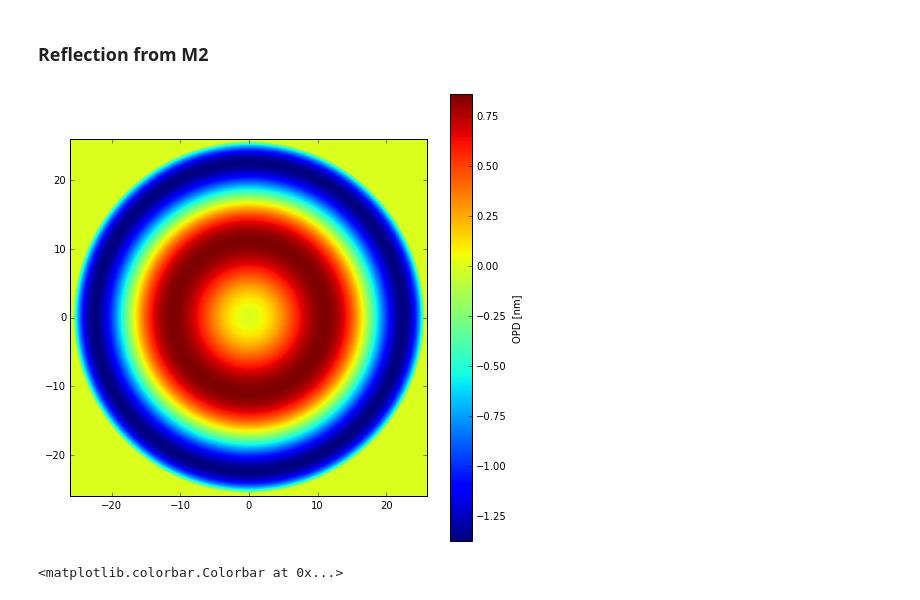
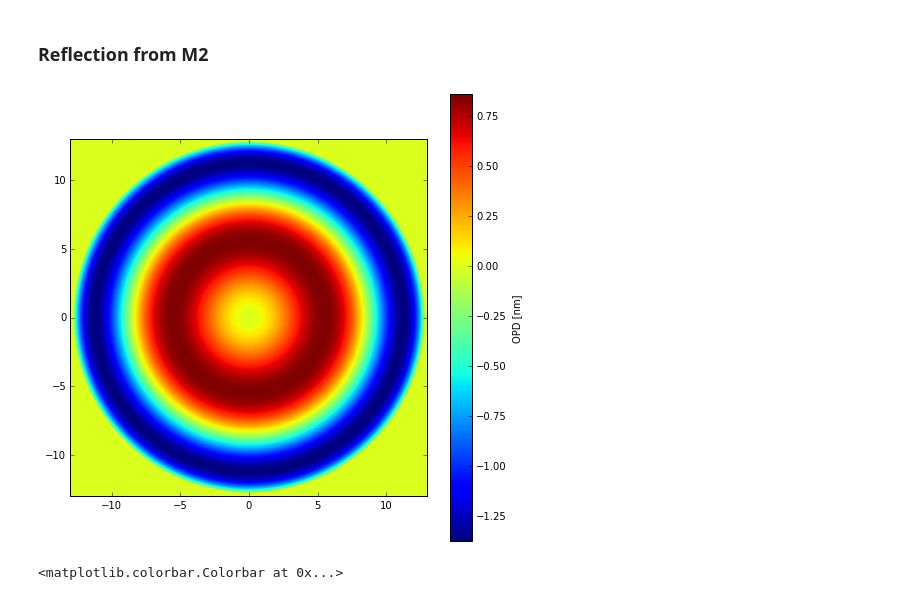
Before and after one commit to rconan/CEO, a Jupyter notebook: rayTracing/GMT-FullAperture.ipynb, the cells around one changed output. Drawn from its saved outputs; the diff is of its cells as text; code cells hidden in the pictures.

```diff
--- a/rayTracing/GMT-FullAperture.ipynb
+++ b/rayTracing/GMT-FullAperture.ipynb
@@ -13,11 +13,8 @@ Polar coordinates ray bundle
 * 5 rays accros the radius
 * 8 rays on the azimuths
 # %%
-src = ceo.Source("R")
 D = 26
 nPx = 501
-radius = D
-n_radius = nPx
 src  = ceo.Source("R",rays_box_size=D,rays_box_sampling=nPx,rays_origin=[0.0,0.0,25.0])
 # %%
 gmt = ceo.GMT_MX(D,nPx)
@@ -67,13 +64,13 @@ src.rays.to_sphere(focal_plane_distance=-5.830,
 # %%
 opd = src.rays.optical_path_difference.host(units='nm').reshape(nPx,nPx)
 from matplotlib import cm
 fig = plt.figure(figsize=(8,8))
-ext = (-radius,radius,-radius,radius)
+ext = (-D/2,D/2,-D/2,D/2)
 ax = imshow(opd,extent=ext)
 h = fig.colorbar(ax)
 h.set_label('OPD [nm]')
 # %% [output]
-[figure, old version]
+[figure, new version]
 # %%
 src.opd2phase()
 imshow(np.concatenate((wfe,src.phase.host(units='nm')),axis=1))
```
Also changed, not shown: parts of 1 cell of this notebook, 6 other files.
